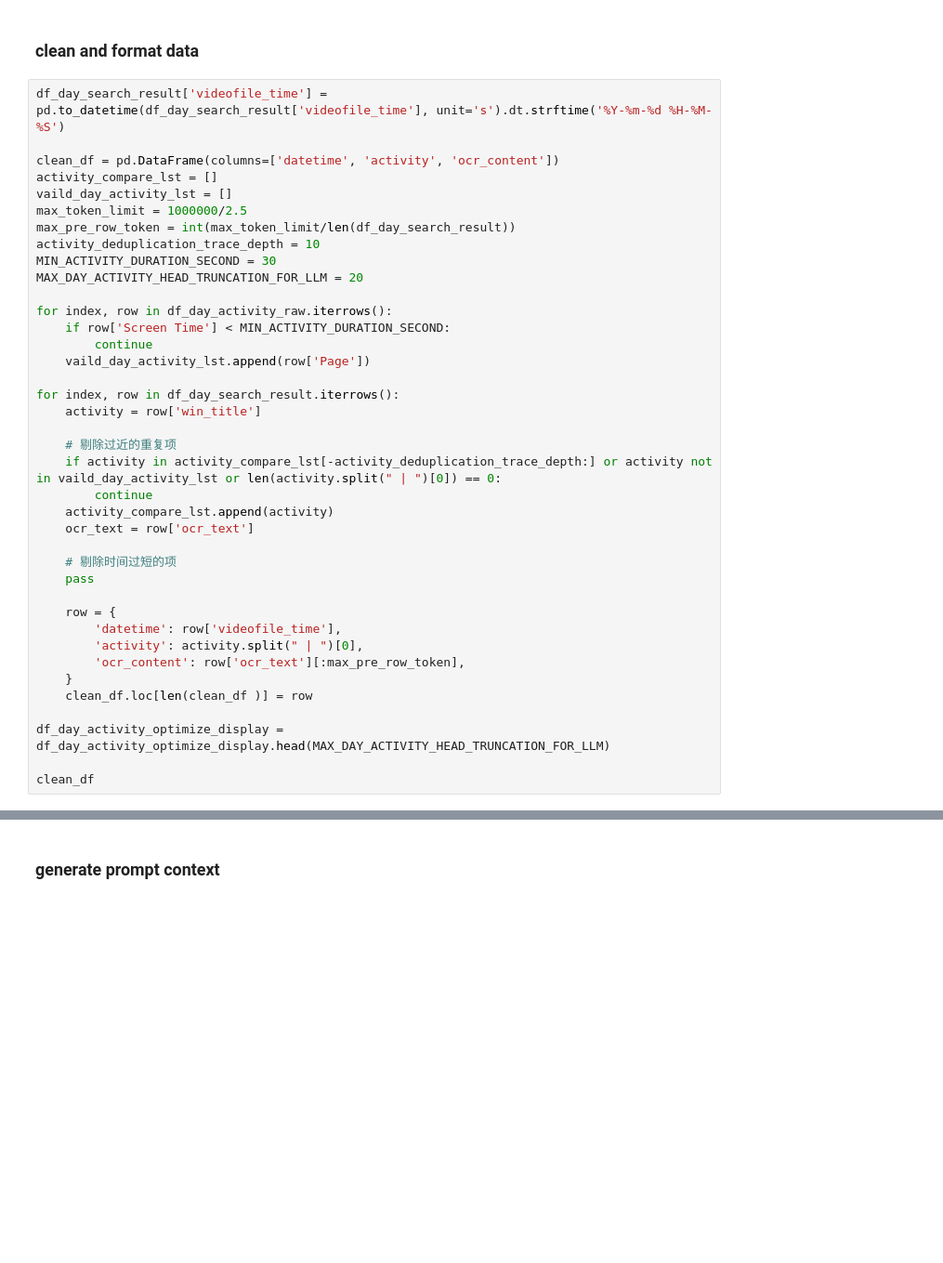
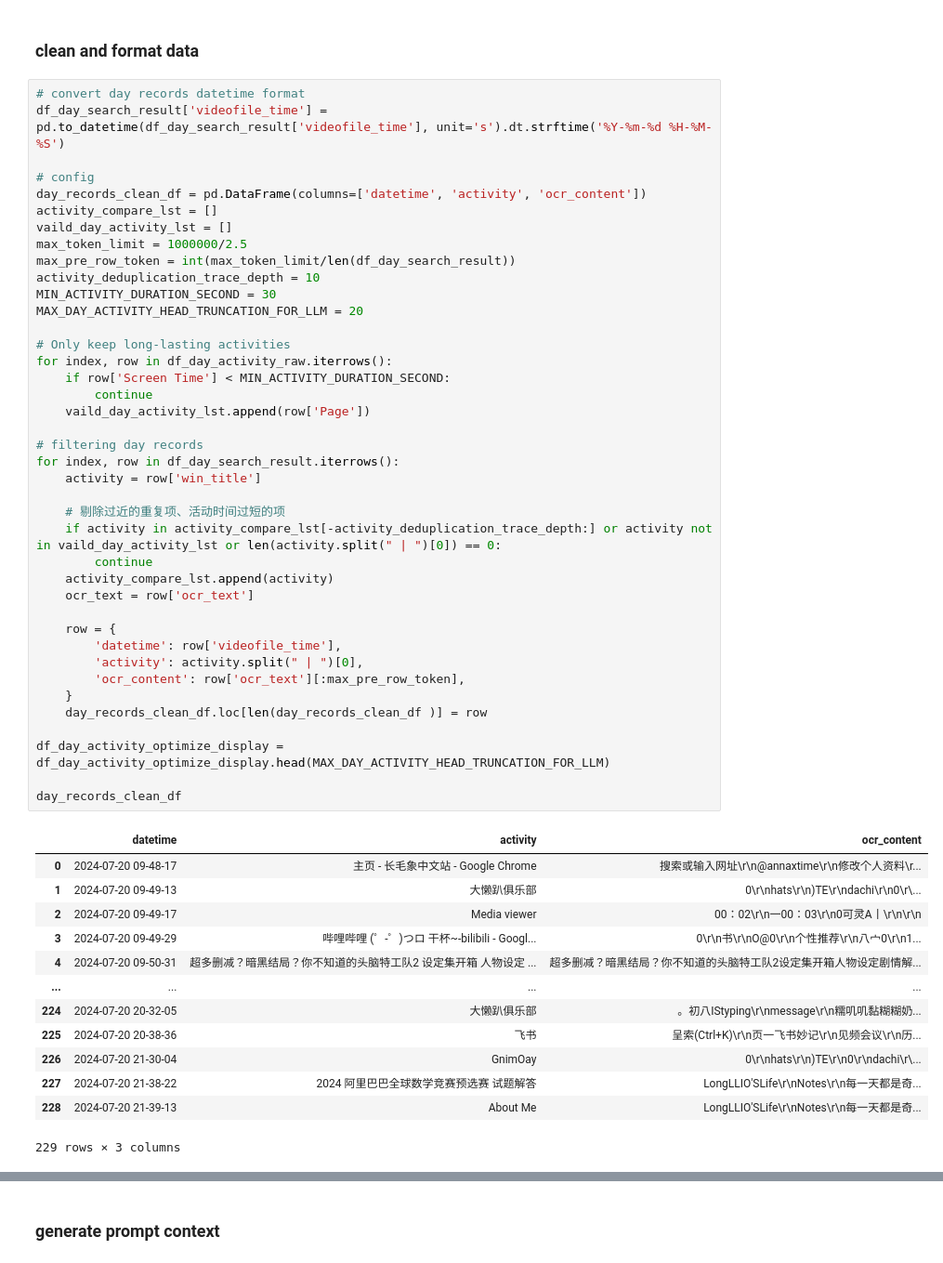
Before and after one commit to yuka-friends/Windrecorder, a Jupyter notebook: extension/LLM_summary_mvp/research.ipynb, the cells around one changed output, grey strips where cells are left out. Shown at 93% size. Cells and saved outputs as stored; diff of their text form; blank space fills up the shorter version.

```diff
--- a/extension/LLM_summary_mvp/research.ipynb
+++ b/extension/LLM_summary_mvp/research.ipynb
@@ -30,41 +62,56 @@ df_day_activity_raw
 # %% [markdown]
 ### clean and format data
 # %%
+# convert day records datetime format
 df_day_search_result['videofile_time'] = pd.to_datetime(df_day_search_result['videofile_time'], unit='s').dt.strftime('%Y-%m-%d %H-%M-%S')
 
-clean_df = pd.DataFrame(columns=['datetime', 'activity', 'ocr_content'])
+# config
+day_records_clean_df = pd.DataFrame(columns=['datetime', 'activity', 'ocr_content'])
 activity_compare_lst = []
 vaild_day_activity_lst = []
 max_token_limit = 1000000/2.5
 max_pre_row_token = int(max_token_limit/len(df_day_search_result))
 activity_deduplication_trace_depth = 10
 MIN_ACTIVITY_DURATION_SECOND = 30
 MAX_DAY_ACTIVITY_HEAD_TRUNCATION_FOR_LLM = 20
 
+# Only keep long-lasting activities
 for index, row in df_day_activity_raw.iterrows():
     if row['Screen Time'] < MIN_ACTIVITY_DURATION_SECOND:
         continue
     vaild_day_activity_lst.append(row['Page'])
 
+# filtering day records
 for index, row in df_day_search_result.iterrows():
     activity = row['win_title']
 
-    # 剔除过近的重复项
+    # 剔除过近的重复项、活动时间过短的项
     if activity in activity_compare_lst[-activity_deduplication_trace_depth:] or activity not in vaild_day_activity_lst or len(activity.split(" | ")[0]) == 0:
         continue
     activity_compare_lst.append(activity)
     ocr_text = row['ocr_text']
-
-    # 剔除时间过短的项
-    pass
 
     row = {
         'datetime': row['videofile_time'],
         'activity': activity.split(" | ")[0],
         'ocr_content': row['ocr_text'][:max_pre_row_token],
     }
-    clean_df.loc[len(clean_df )] = row
+    day_records_clean_df.loc[len(day_records_clean_df )] = row
 
 df_day_activity_optimize_display = df_day_activity_optimize_display.head(MAX_DAY_ACTIVITY_HEAD_TRUNCATION_FOR_LLM)
 
-clean_df
+day_records_clean_df
+# %% [output]
+|  | datetime | activity | ocr_content |
+| 0 | 2024-07-20 09-48-17 | 主页 - 长毛象中文站 - Google Chrome | 搜索或输入网址\r\n@annaxtime\r\n修改个人资料\r... |
+| 1 | 2024-07-20 09-49-13 | 大懒趴俱乐部 | 0\r\nhats\r\n)TE\r\ndachi\r\n0\r\... |
+| 2 | 2024-07-20 09-49-17 | Media viewer | 00：02\r\n一00：03\r\n0可灵A丨\r\n\r\n |
+| 3 | 2024-07-20 09-49-29 | 哔哩哔哩 (゜-゜)つロ 干杯~-bilibili - Googl... | 0\r\n书\r\nO@0\r\n个性推荐\r\n八宀0\r\n1... |
+| 4 | 2024-07-20 09-50-31 | 超多删减？暗黑结局？你不知道的头脑特工队2 设定集开箱 人物设定 ... | 超多删减？暗黑结局？你不知道的头脑特工队2设定集开箱人物设定剧情解... |
+| ... | ... | ... | ... |
+| 224 | 2024-07-20 20-32-05 | 大懒趴俱乐部 | 。初八IStyping\r\nmessage\r\n糯叽叽黏糊糊奶... |
+| 225 | 2024-07-20 20-38-36 | 飞书 | 呈索(Ctrl+K)\r\n页一飞书妙记\r\n见频会议\r\n历... |
+| 226 | 2024-07-20 21-30-04 | GnimOay | 0\r\nhats\r\n)TE\r\n0\r\ndachi\r\... |
+| 227 | 2024-07-20 21-38-22 | 2024 阿里巴巴全球数学竞赛预选赛 试题解答 | LongLLIO'SLife\r\nNotes\r\n每一天都是奇... |
+| 228 | 2024-07-20 21-39-13 | About Me | LongLLIO'SLife\r\nNotes\r\n每一天都是奇... |
+229 rows × 3 columns
```
Also changed, not shown: parts of 8 cells of this notebook, 2 other files.
